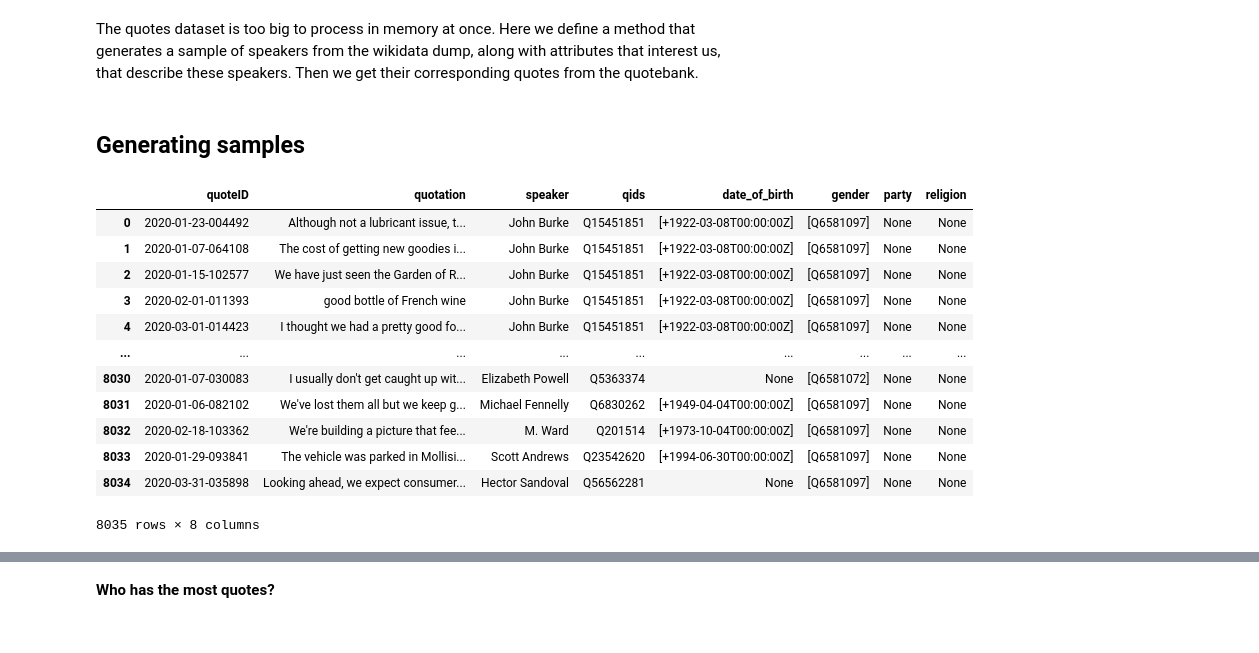
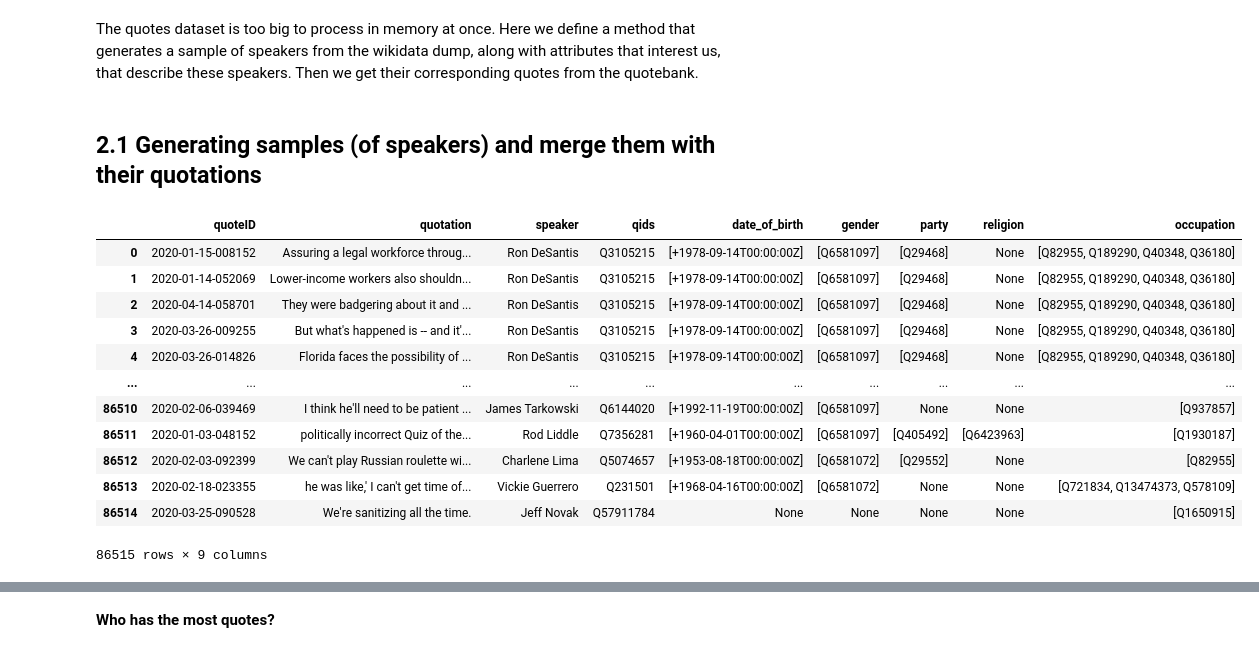
Before and after one commit to epfl-ada/ada-2021-project-comic-sans, a Jupyter notebook: milestone_2.ipynb, the cells around one changed output, grey strips where cells are left out. Cells and saved outputs as stored; diff of their text form; code cells hidden in the pictures.

```diff
--- a/milestone_2.ipynb
+++ b/milestone_2.ipynb
@@ -32,11 +68,11 @@ df_speakers.set_index(keys='id', inplace=True)
 # %% [markdown]
 The quotes dataset is too big to process in memory at once. Here we define a method that generates a sample of speakers from the wikidata dump, along with attributes that interest us, that describe these speakers.
 Then we get their corresponding quotes from the quotebank.
-# %% [markdown]
-## Generating samples
+# %% [markdown]
+## 2.1 Generating samples (of speakers) and merge them with their quotations
 # %%
 def generate_quotes_sample(number_of_samples=10000, year=2020,
-                           quotes_columns=['quoteID', 'quotation', 'speaker', 'qids'],
+                           quotes_columns=['quoteID', 'quotation', 'speaker', 'qids', 'party'],
                            speakers_columns=['date_of_birth']):
     '''
     Generate a sample of speakers with their attributes to their quotes.
@@ -54,30 +90,32 @@ def generate_quotes_sample(number_of_samples=10000, year=2020,
             chunk = chunk[quotes_columns]
             # TODO: filter quotes with None speaker?
 
-            # Some quote have multiple speaker qids. need to explode that and treat them each as a separate quote
+            # Some quote have multiple speaker qids associated to the same name. need to explode that and treat them each as a separate quote
             chunk = chunk.explode('qids')
             merged_chunks.append(chunk.merge(right=speakers_sample, right_index=True, left_on='qids'))
 
     sample = pd.concat(merged_chunks, ignore_index=True)
     return sample
 # %%
-# We choose the column features we are interested in
 quotes_filter_columns = ['quoteID', 'quotation', 'speaker', 'qids']
-speaker_attributes_filter_columns = ['date_of_birth', 'gender', 'party', 'religion']
 
-sample = generate_quotes_sample(quotes_columns=quotes_filter_columns, speakers_columns=speaker_attributes_filter_columns)
+# We choose the column features we're interested in
+speaker_attributes_filter_columns = ['date_of_birth', 'gender', 'party', 'religion', 'occupation']
+n_samples = 100000
+
+sample = generate_quotes_sample(number_of_samples=n_samples, quotes_columns=quotes_filter_columns, speakers_columns=speaker_attributes_filter_columns)
 sample
 # %% [output]
-|  | quoteID | quotation | speaker | qids | date_of_birth | gender | party | religion |
-| 0 | 2020-01-23-004492 | Although not a lubricant issue, t... | John Burke | Q15451851 | [+1922-03-08T00:00:00Z] | [Q6581097] | None | None |
-| 1 | 2020-01-07-064108 | The cost of getting new goodies i... | John Burke | Q15451851 | [+1922-03-08T00:00:00Z] | [Q6581097] | None | None |
-| 2 | 2020-01-15-102577 | We have just seen the Garden of R... | John Burke | Q15451851 | [+1922-03-08T00:00:00Z] | [Q6581097] | None | None |
-| 3 | 2020-02-01-011393 | good bottle of French wine | John Burke | Q15451851 | [+1922-03-08T00:00:00Z] | [Q6581097] | None | None |
-| 4 | 2020-03-01-014423 | I thought we had a pretty good fo... | John Burke | Q15451851 | [+1922-03-08T00:00:00Z] | [Q6581097] | None | None |
-| ... | ... | ... | ... | ... | ... | ... | ... | ... |
-| 8030 | 2020-01-07-030083 | I usually don't get caught up wit... | Elizabeth Powell | Q5363374 | None | [Q6581072] | None | None |
-| 8031 | 2020-01-06-082102 | We've lost them all but we keep g... | Michael Fennelly | Q6830262 | [+1949-04-04T00:00:00Z] | [Q6581097] | None | None |
-| 8032 | 2020-02-18-103362 | We're building a picture that fee... | M. Ward | Q201514 | [+1973-10-04T00:00:00Z] | [Q6581097] | None | None |
-| 8033 | 2020-01-29-093841 | The vehicle was parked in Mollisi... | Scott Andrews | Q23542620 | [+1994-06-30T00:00:00Z] | [Q6581097] | None | None |
-| 8034 | 2020-03-31-035898 | Looking ahead, we expect consumer... | Hector Sandoval | Q56562281 | None | [Q6581097] | None | None |
+|  | quoteID | quotation | speaker | qids | date_of_birth | gender | party | religion | occupation |
+| 0 | 2020-01-15-008152 | Assuring a legal workforce throug... | Ron DeSantis | Q3105215 | [+1978-09-14T00:00:00Z] | [Q6581097] | [Q29468] | None | [Q82955, Q189290, Q40348, Q36180] |
+| 1 | 2020-01-14-052069 | Lower-income workers also shouldn... | Ron DeSantis | Q3105215 | [+1978-09-14T00:00:00Z] | [Q6581097] | [Q29468] | None | [Q82955, Q189290, Q40348, Q36180] |
+| 2 | 2020-04-14-058701 | They were badgering about it and ... | Ron DeSantis | Q3105215 | [+1978-09-14T00:00:00Z] | [Q6581097] | [Q29468] | None | [Q82955, Q189290, Q40348, Q36180] |
+| 3 | 2020-03-26-009255 | But what's happened is -- and it'... | Ron DeSantis | Q3105215 | [+1978-09-14T00:00:00Z] | [Q6581097] | [Q29468] | None | [Q82955, Q189290, Q40348, Q36180] |
+| 4 | 2020-03-26-014826 | Florida faces the possibility of ... | Ron DeSantis | Q3105215 | [+1978-09-14T00:00:00Z] | [Q6581097] | [Q29468] | None | [Q82955, Q189290, Q40348, Q36180] |
+| ... | ... | ... | ... | ... | ... | ... | ... | ... | ... |
+| 86510 | 2020-02-06-039469 | I think he'll need to be patient ... | James Tarkowski | Q6144020 | [+1992-11-19T00:00:00Z] | [Q6581097] | None | None | [Q937857] |
+| 86511 | 2020-01-03-048152 | politically incorrect Quiz of the... | Rod Liddle | Q7356281 | [+1960-04-01T00:00:00Z] | [Q6581097] | [Q405492] | [Q6423963] | [Q1930187] |
+| 86512 | 2020-02-03-092399 | We can't play Russian roulette wi... | Charlene Lima | Q5074657 | [+1953-08-18T00:00:00Z] | [Q6581072] | [Q29552] | None | [Q82955] |
+| 86513 | 2020-02-18-023355 | he was like,' I can't get time of... | Vickie Guerrero | Q231501 | [+1968-04-16T00:00:00Z] | [Q6581072] | None | None | [Q721834, Q13474373, Q578109] |
+| 86514 | 2020-03-25-090528 | We're sanitizing all the time. | Jeff Novak | Q57911784 | None | None | None | None | [Q1650915] |
-8035 rows × 8 columns
+86515 rows × 9 columns
```
Also changed, not shown: parts of 22 cells of this notebook.
